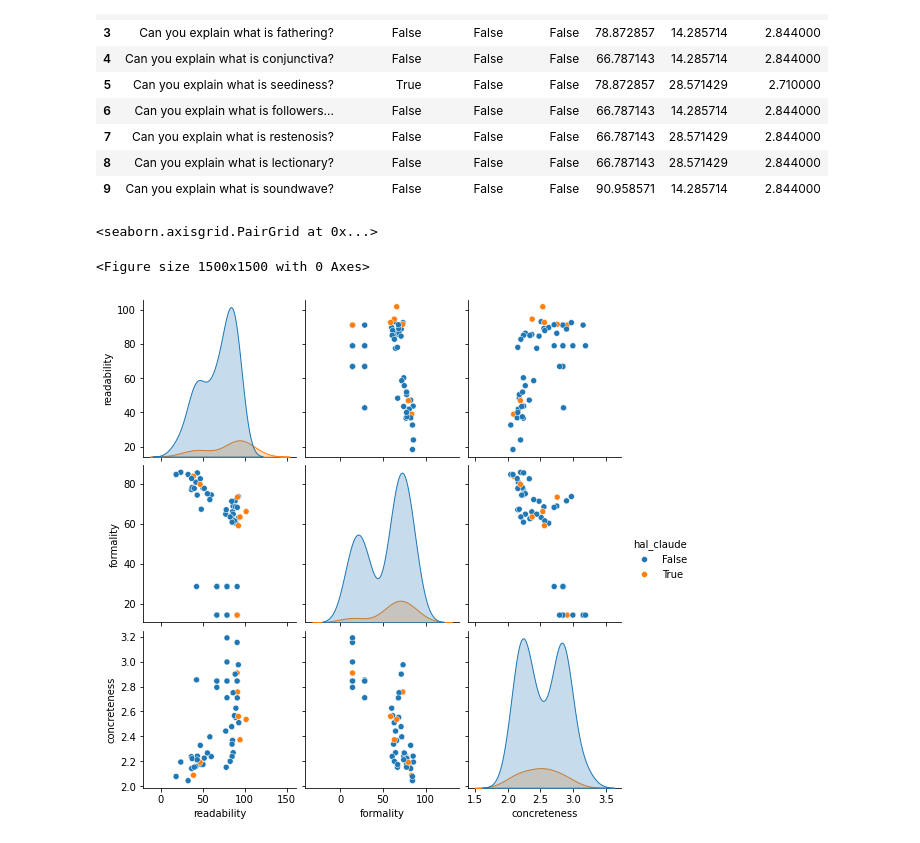
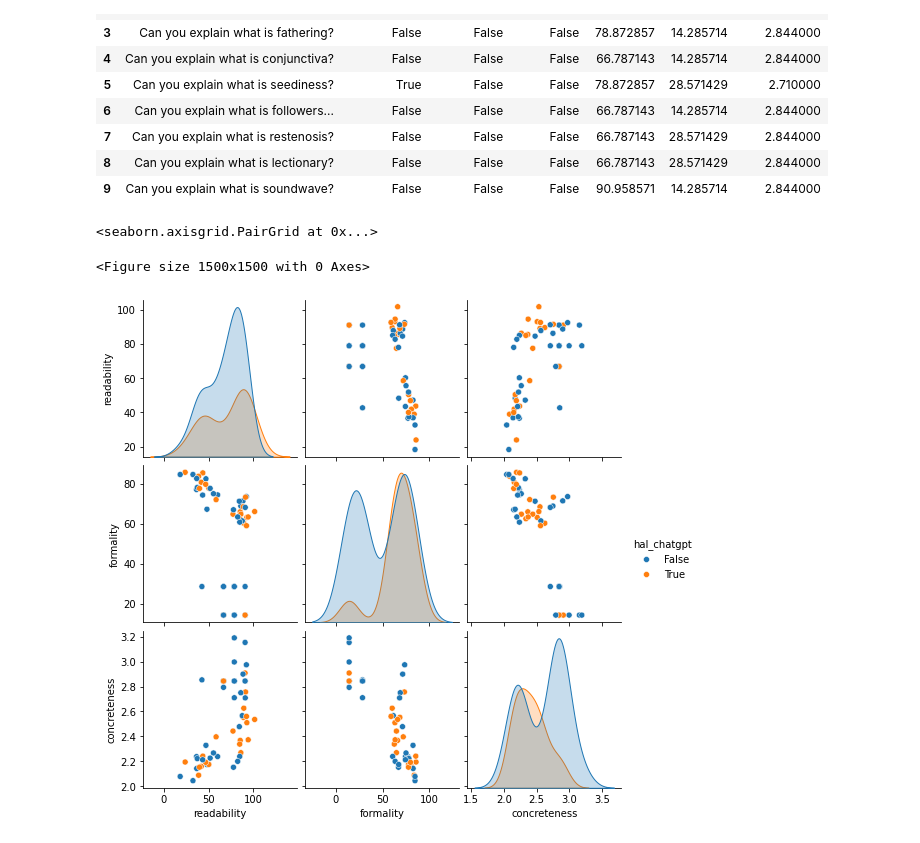
Before and after one commit to RukhovichIV/HSE-NIS-IDA-Methods, a Jupyter notebook: src/calculations.ipynb, the cells around one changed output. Drawn from its saved outputs; the diff is of its cells as text; code cells hidden in the pictures.

```diff
--- a/src/calculations.ipynb
+++ b/src/calculations.ipynb
@@ -299,8 +317,8 @@ pd_df_total.head(10)
 | 9 | Can you explain what is soundwave? | False | False | False | 90.958571 | 14.285714 | 2.844000 |
 # %%
 plt.figure(figsize=(15, 15), dpi=100)
-sns.pairplot(pd_df_total, vars=["readability", "formality", "concreteness"], hue="hal_claude")
+sns.pairplot(pd_df_total, vars=["readability", "formality", "concreteness"], hue="hal_chatgpt")
 # %% [output]
 <seaborn.axisgrid.PairGrid at 0x...>
 <Figure size 1500x1500 with 0 Axes>
-[figure, old version]
+[figure, new version]
```
Also changed, not shown: parts of 2 cells of this notebook, 1 other file.
